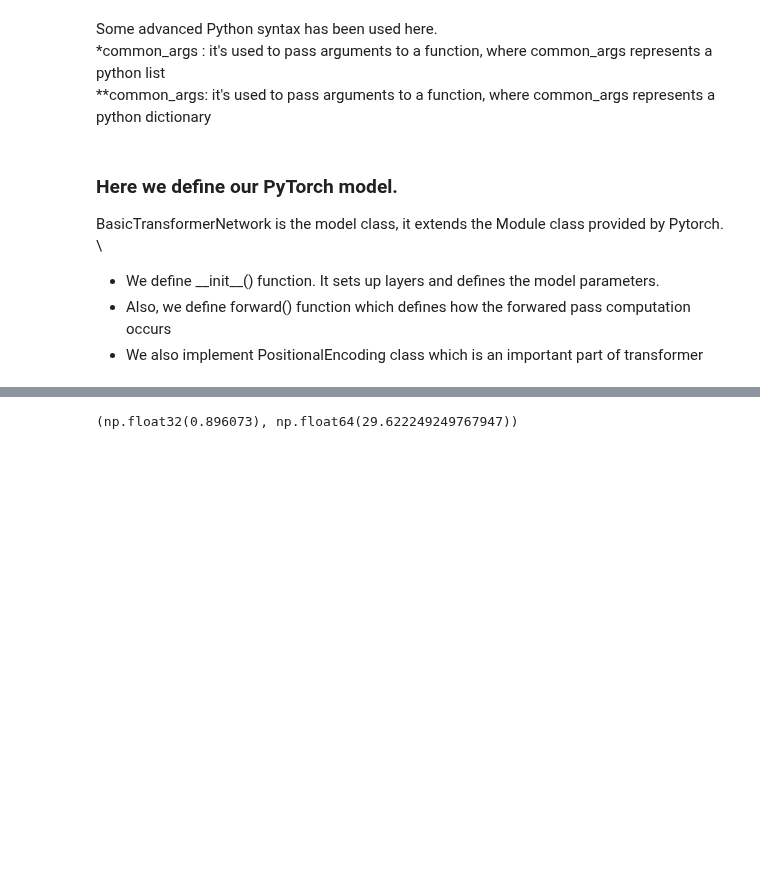
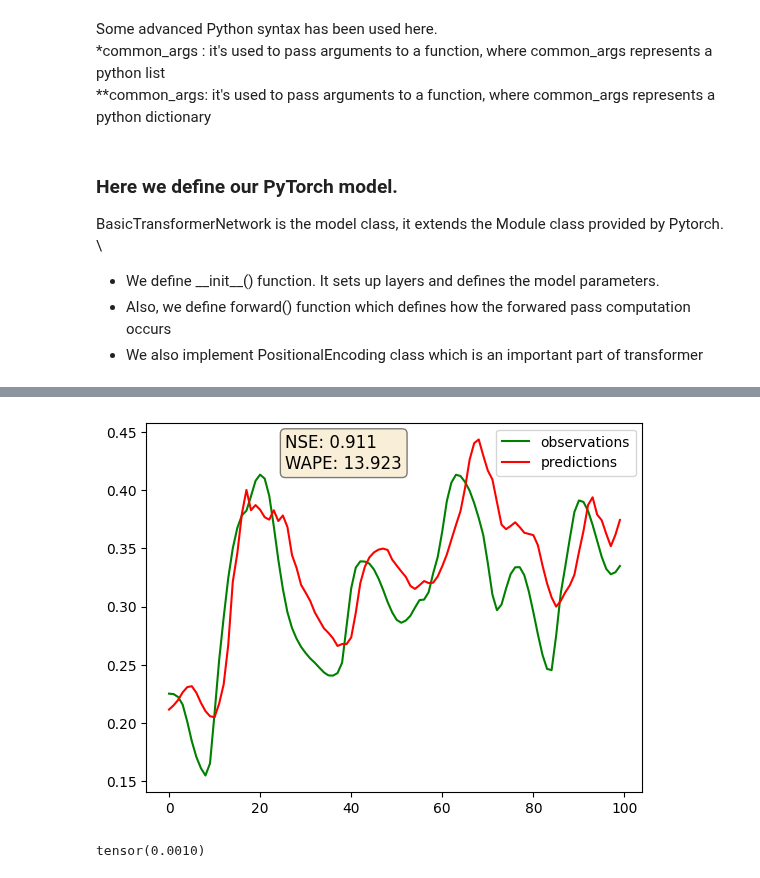
Before and after one commit to watersofthack/WaterSoft, a Jupyter notebook: Machine Learning/Day4/tansformer.ipynb, the cells around one changed output, grey strips where cells are left out. Cells and saved outputs as stored; diff of their text form; code cells hidden in the pictures; blank space fills up the shorter version.

```diff
--- a/Machine Learning/Day4/tansformer.ipynb
+++ b/Machine Learning/Day4/tansformer.ipynb
@@ -182,9 +176,9 @@ BasicTransformerNetwork is the model class, it extends the Module class provided
 
 # Provide more description of positional encoding
 class PositionalEncoding(torch.nn.Module):
-    def __init__(self, d_model, dropout=0.1, max_len=5000):
+    def __init__(self, d_model, pos_enc_dropout, max_len=5000):
         super().__init__();
-        self.dropout = torch.nn.Dropout(p=dropout)
+        self.dropout = torch.nn.Dropout(p=pos_enc_dropout)
 
         Xp = torch.zeros(max_len, d_model) # max_len x d_model
         position = torch.arange(0, max_len).unsqueeze(1) # max_len x 1
@@ -206,7 +200,7 @@ class PositionalEncoding(torch.nn.Module):
 
 class BasicTransformerNetwork(torch.nn.Module):
 
-    def __init__(self, seq_len, pred_len):
+    def __init__(self, seq_len, pred_len, enc_layer_dropout, pos_enc_dropout):
         # call the constructor of the base class
         super().__init__()
         self.model_type = 'Transformer'
@@ -217,11 +211,11 @@ class BasicTransformerNetwork(torch.nn.Module):
         # I don't think the embedding size should be this big. We will see.
         self.embedding_size = 128 #The features are converted to 512 embeddings
         self.num_layers = num_layers
-        self.pos_encoder = PositionalEncoding(self.embedding_size, 0.1, 10000)
+        self.pos_encoder = PositionalEncoding(self.embedding_size, pos_enc_dropout, 10000)
 
 
         self.encLayer = torch.nn.TransformerEncoderLayer(d_model=self.embedding_size, nhead=8,
-                                                 dim_feedforward=256, dropout=0.1, activation="relu",
+                                                 dim_feedforward=256, dropout=enc_layer_dropout, activation="relu",
                                                  layer_norm_eps=1e-05, batch_first=True, norm_first=False, bias=True,
                                                  device=None, dtype=None)
 
@@ -254,5 +248,11 @@ print(torch.__version__)
 # %%
-model = BasicTransformerNetwork(seq_len, pred_len)
+learning_rate = 0.00005950
+pos_enc_dropout = 0.11007
+enc_layer_dropout = 0.194726
+weight_decay = 0.000165
+
+model = BasicTransformerNetwork(seq_len, pred_len, pos_enc_dropout, enc_layer_dropout)
+model = model.to(device)
 loss = torch.nn.MSELoss()
 optimizer = torch.optim.Adam(model.parameters(), lr = learning_rate)
 # %%
@@ -328,9 +342,13 @@ def evaluate_model(model, data_loader):
 # %%
-num_epochs = 30
+num_epochs = 200
+best_val_loss = float('inf')
+patience = 5
 
 for epoch in range(num_epochs):
     epoch_loss = []
     for batch_idx, (inputs, labels) in enumerate(train_loader):
+        inputs = inputs.to(device)
+        labels = labels.to(device)
         outputs = model(inputs)
         loss_val = loss(outputs, labels)
 
@@ -344,6 +362,21 @@ for epoch in range(num_epochs):
         optimizer.zero_grad()
         epoch_loss.append(loss_val.item())
 
-    print(f'Epoch {epoch+1}: {sum(epoch_loss)/len(epoch_loss)}', end=' ')
-    nse, wape = evaluate_model(model, val_loader)
+    avg_train_loss = sum(epoch_loss)/len(epoch_loss)
+    print(f'Epoch {epoch+1}: Traning Loss: {avg_train_loss}', end=' ')
+    avg_val_loss = evaluate_model(model, val_loader)
+
+    # Check for improvement
+    if avg_val_loss < best_val_loss:
+        best_val_loss = avg_val_loss
+        epochs_no_improve = 0
+        # Save the best model
+        torch.save(model.state_dict(), 'best_model.pth')
+    else:
+        epochs_no_improve += 1
+        if epochs_no_improve == patience:
+            print('Early stopping!')
+            # Load the best model before stopping
+            model.load_state_dict(torch.load('best_model.pth'))
+            break
 # %% [output]
@@ -352,3 +400,3 @@ RuntimeError: Numpy is not available
 # %%
-evaluate_model(model, test_loader)
+evaluate_model(model, test_loader, plot=True)
 # %% [output]
@@ -356,3 +404,4 @@ NSE : 0.8960729837417603 WAPE : 29.622249249767947
+[figure, added]
-(np.float32(0.896073), np.float64(29.622249249767947))
+tensor(0.0010)
 # %%
 # Plot the results with the metrics inside it
```
Also changed, not shown: parts of 10 cells of this notebook, 8 other files.
